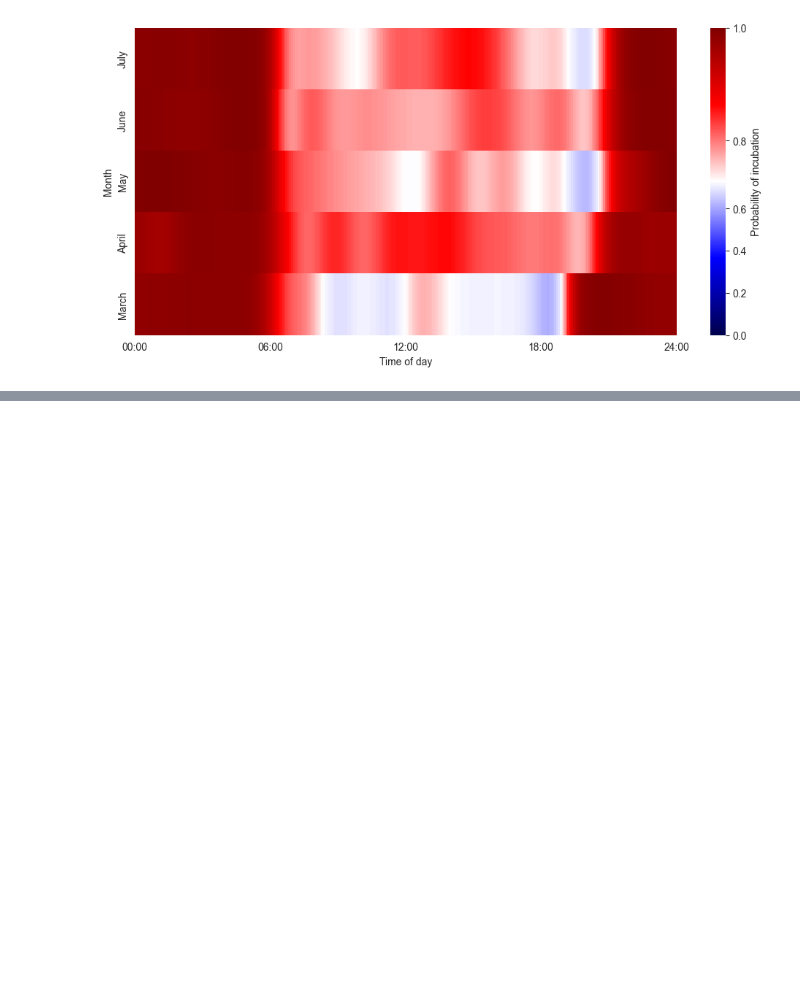
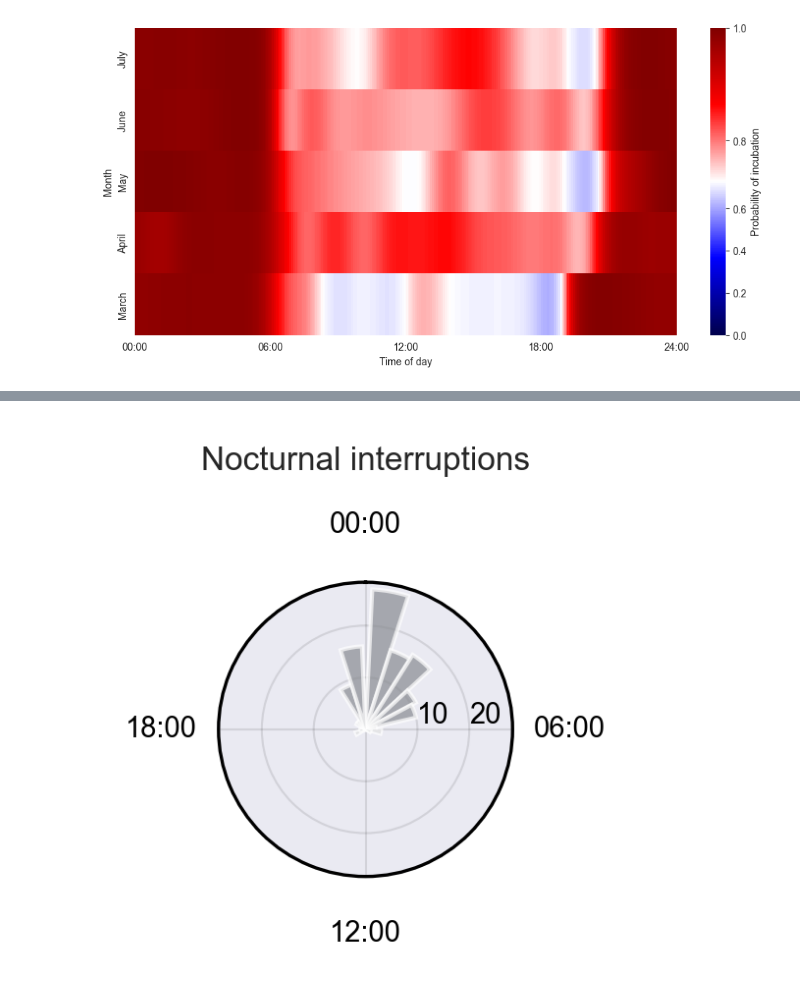
Before and after one commit to jorgelizarazo94/Mimus_sourse, a Jupyter notebook: Supplementary 3.ipynb, the cells around one changed output, grey strips where cells are left out. Cells and saved outputs as stored; diff of their text form; code cells hidden in the pictures; blank space fills up the shorter version.

```diff
--- a/Supplementary 3.ipynb
+++ b/Supplementary 3.ipynb
@@ -591,0 +854,57 @@ plt.show()
+# %%
+# convertir a radianes
+angles = event_df["hour"] / 24 * 2 * np.pi
+
+counts, bins = np.histogram(angles, bins=24)
+
+fig = plt.figure(figsize=(2,2), dpi=300)
+ax = plt.subplot(111, polar=True)
+
+# barras
+ax.bar(
+    bins[:-1],
+    counts,
+    width=(2*np.pi)/24,
+    align='edge',
+    color='#888B91',
+    alpha=0.7
+)
+
+# orientación
+ax.set_theta_zero_location("N")
+ax.set_theta_direction(-1)
+
+# ticks (sin 24:00)
+ax.set_xticks([
+    0,
+    np.pi/2,
+    np.pi,
+    3*np.pi/2
+])
+ax.set_xticklabels(["00:00","06:00","12:00","18:00"], fontsize=7)
+
+# quitar ruido visual
+ax.grid(color='black', alpha=0.1, linewidth=0.5)
+
+# quitar borde circular grueso
+ax.spines['polar'].set_color('black')
+ax.spines['polar'].set_linewidth(0.8)
+
+# ticks radiales pequeños
+ax.tick_params(colors='black', labelsize=7)
+ax.set_rlabel_position(90)
+# título pequeño (opcional)
+ax.set_title("Nocturnal interruptions", fontsize=8, pad=10)
+
+plt.tight_layout()
+
+#plt.savefig(
+#    'Figures/Nocturnal_Interruptions_Clock.png',
+#    dpi=300,
+#    transparent=True,
+#    bbox_inches='tight'
+#)
+
+plt.show()
+# %% [output]
+[figure, added]
```
Also changed, not shown: parts of 26 cells of this notebook.
